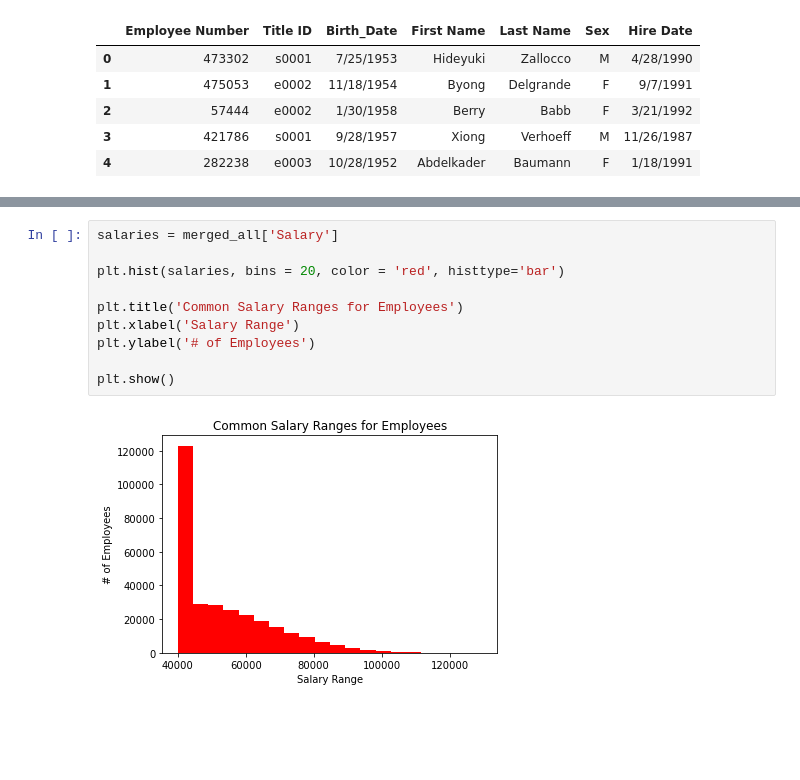
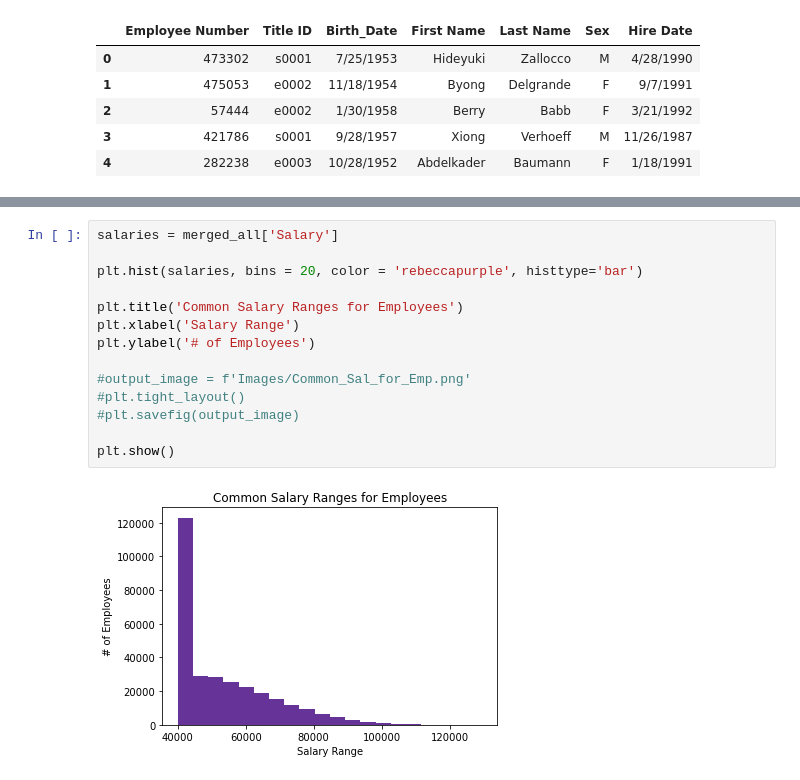
Before and after one commit to pspitzer86/SQL-Challenge, a Jupyter notebook: EmployeeSQL/Boss_Thwarted.ipynb, the cells around one changed output, grey strips where cells are left out. Saved outputs shown, nothing was run; the diff lists cells and outputs as text; blank space fills up the shorter version.

Commit message:
bar chart

```diff
--- a/EmployeeSQL/Boss_Thwarted.ipynb
+++ b/EmployeeSQL/Boss_Thwarted.ipynb
@@ -64,12 +64,16 @@ merged_all.head()
 # %%
 salaries = merged_all['Salary']
 
-plt.hist(salaries, bins = 20, color = 'red', histtype='bar')
+plt.hist(salaries, bins = 20, color = 'rebeccapurple', histtype='bar')
 
 plt.title('Common Salary Ranges for Employees')
 plt.xlabel('Salary Range')
 plt.ylabel('# of Employees')
 
+#output_image = f'Images/Common_Sal_for_Emp.png'
+#plt.tight_layout()
+#plt.savefig(output_image)
+
 plt.show()
 # %% [output]
-[figure, old version]
+[figure, new version]
```
Also changed, not shown: parts of 1 cell of this notebook.
